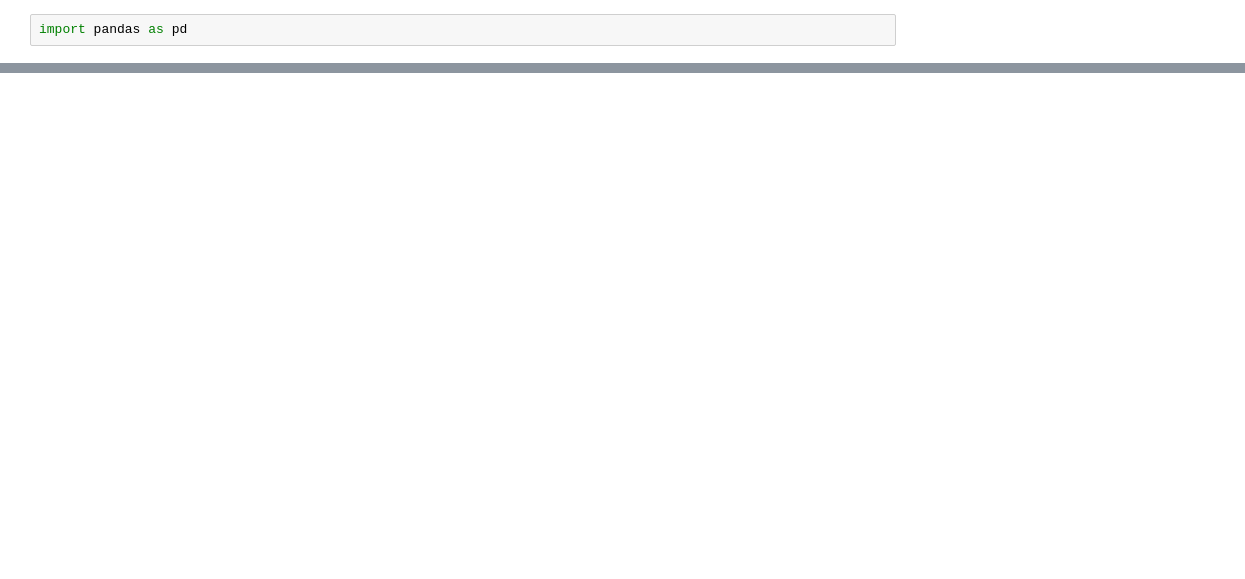
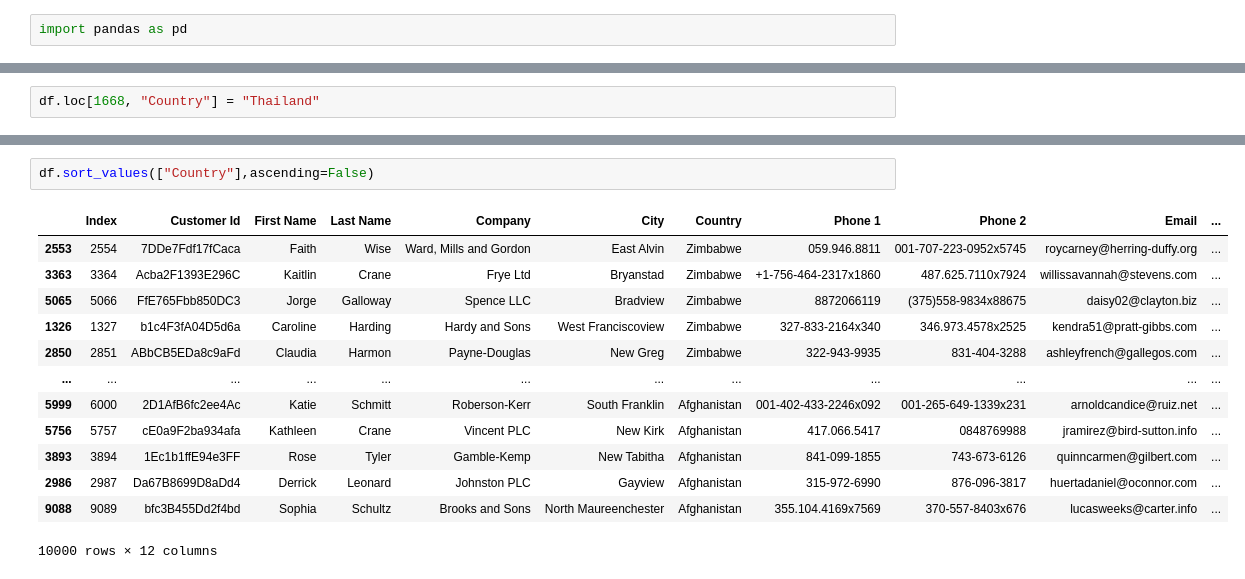
Before and after one commit to panque-buap/IA-OTO2025, a Jupyter notebook: CienciaDatos/Pandas.ipynb, the cells around one changed output, grey strips where cells are left out. Saved outputs shown, nothing was run; the diff lists cells and outputs as text; blank space fills up the shorter version.

```diff
--- a/CienciaDatos/Pandas.ipynb
+++ b/CienciaDatos/Pandas.ipynb
@@ -23,0 +194,2 @@ Name: x, dtype: int64
+# %%
+df.loc[1668, "Country"] = "Thailand"
@@ -23,0 +212,16 @@ Name: x, dtype: int64
+# %%
+df.sort_values(["Country"],ascending=False)
+# %% [output]
+|  | Index | Customer Id | First Name | Last Name | Company | City | Country | Phone 1 | Phone 2 | Email | ... |
+| 2553 | 2554 | 7DDe7Fdf17fCaca | Faith | Wise | Ward, Mills and Gordon | East Alvin | Zimbabwe | 059.946.8811 | 001-707-223-0952x5745 | roycarney@herring-duffy.org | ... |
+| 3363 | 3364 | Acba2F1393E296C | Kaitlin | Crane | Frye Ltd | Bryanstad | Zimbabwe | +1-756-464-2317x1860 | 487.625.7110x7924 | willissavannah@stevens.com | ... |
+| 5065 | 5066 | FfE765Fbb850DC3 | Jorge | Galloway | Spence LLC | Bradview | Zimbabwe | 8872066119 | (375)558-9834x88675 | daisy02@clayton.biz | ... |
+| 1326 | 1327 | b1c4F3fA04D5d6a | Caroline | Harding | Hardy and Sons | West Franciscoview | Zimbabwe | 327-833-2164x340 | 346.973.4578x2525 | kendra51@pratt-gibbs.com | ... |
+| 2850 | 2851 | ABbCB5EDa8c9aFd | Claudia | Harmon | Payne-Douglas | New Greg | Zimbabwe | 322-943-9935 | 831-404-3288 | ashleyfrench@gallegos.com | ... |
+| ... | ... | ... | ... | ... | ... | ... | ... | ... | ... | ... | ... |
+| 5999 | 6000 | 2D1AfB6fc2ee4Ac | Katie | Schmitt | Roberson-Kerr | South Franklin | Afghanistan | 001-402-433-2246x092 | 001-265-649-1339x231 | arnoldcandice@ruiz.net | ... |
+| 5756 | 5757 | cE0a9F2ba934afa | Kathleen | Crane | Vincent PLC | New Kirk | Afghanistan | 417.066.5417 | 0848769988 | jramirez@bird-sutton.info | ... |
+| 3893 | 3894 | 1Ec1b1ffE94e3FF | Rose | Tyler | Gamble-Kemp | New Tabitha | Afghanistan | 841-099-1855 | 743-673-6126 | quinncarmen@gilbert.com | ... |
+| 2986 | 2987 | Da67B8699D8aDd4 | Derrick | Leonard | Johnston PLC | Gayview | Afghanistan | 315-972-6990 | 876-096-3817 | huertadaniel@oconnor.com | ... |
+| 9088 | 9089 | bfc3B455Dd2f4bd | Sophia | Schultz | Brooks and Sons | North Maureenchester | Afghanistan | 355.104.4169x7569 | 370-557-8403x676 | lucasweeks@carter.info | ... |
+10000 rows × 12 columns
```
Also changed, not shown: parts of 27 cells of this notebook, 3 other files.
